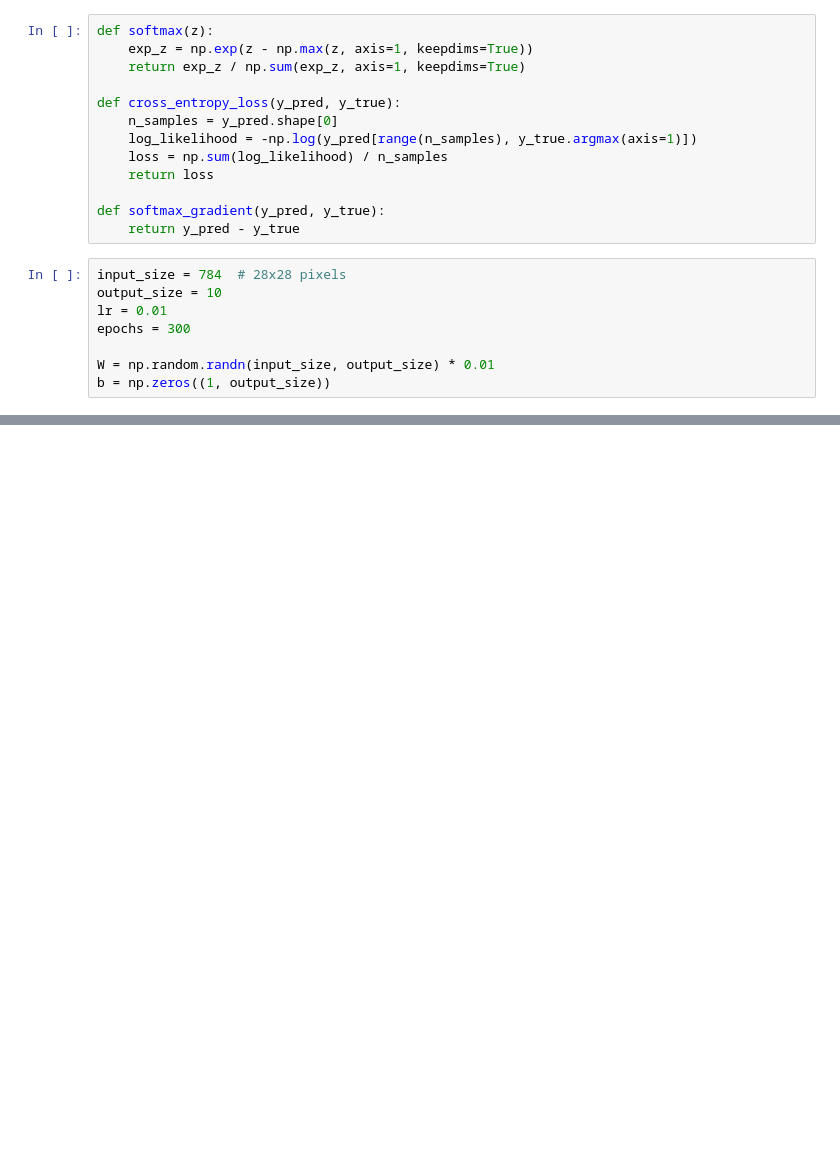
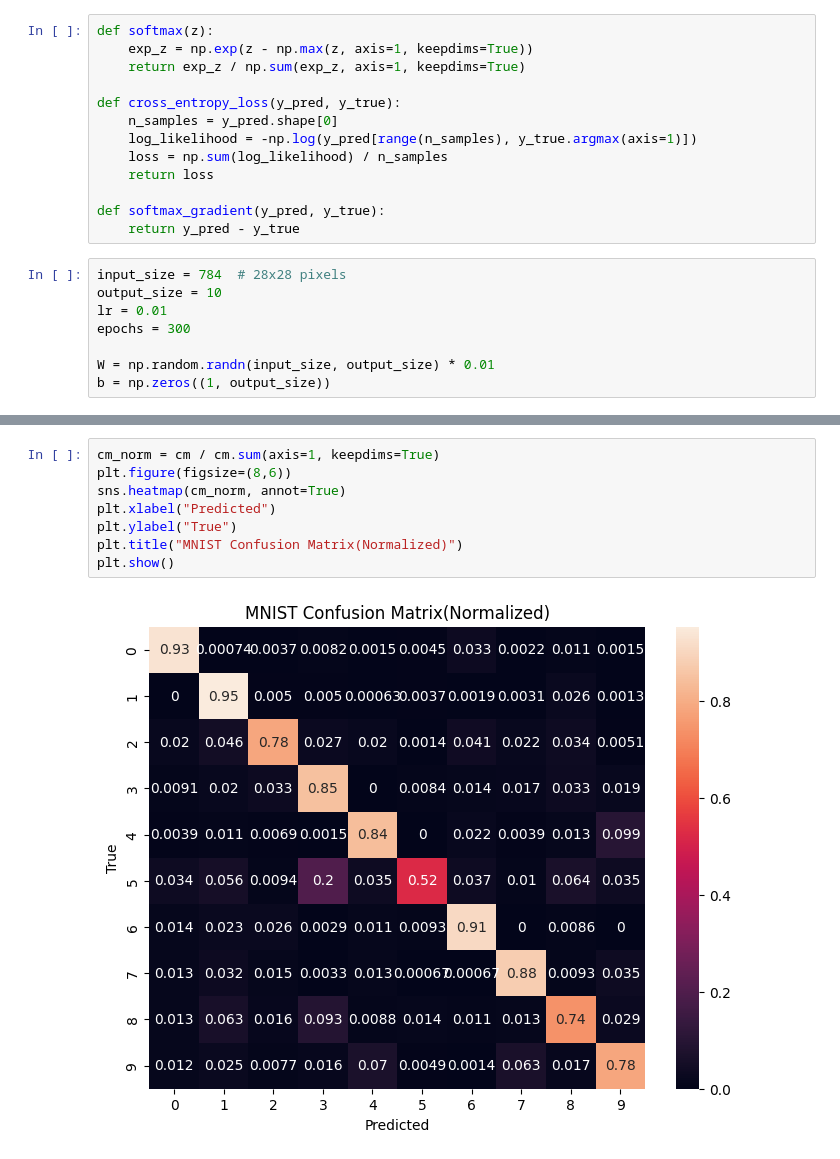
Before and after one commit to mshded/XGlab, a Jupyter notebook: softmax_mnist.ipynb, the cells around one changed output, grey strips where cells are left out. Drawn from its saved outputs; the diff is of its cells as text; blank space fills up the shorter version.

```diff
--- a/softmax_mnist.ipynb
+++ b/softmax_mnist.ipynb
@@ -112,0 +125,10 @@ Test Accuracy: 82.41%
+# %%
+cm_norm = cm / cm.sum(axis=1, keepdims=True)
+plt.figure(figsize=(8,6))
+sns.heatmap(cm_norm, annot=True)
+plt.xlabel("Predicted")
+plt.ylabel("True")
+plt.title("MNIST Confusion Matrix(Normalized)")
+plt.show()
+# %% [output]
+[figure, added]
```
Also changed, not shown: parts of 7 cells of this notebook.
